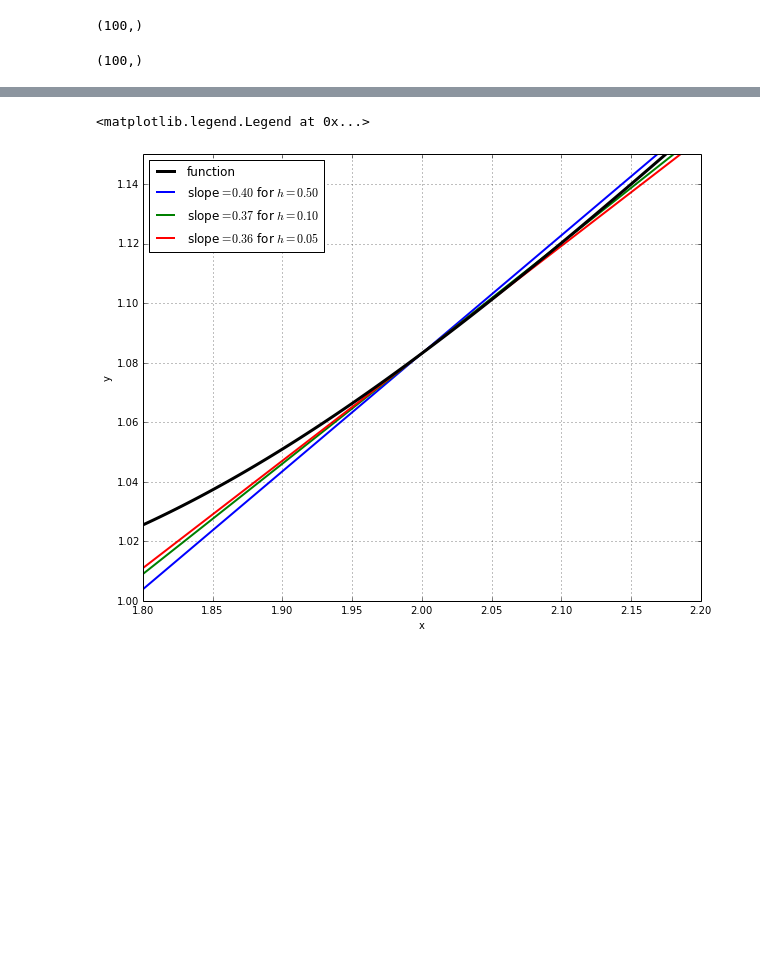
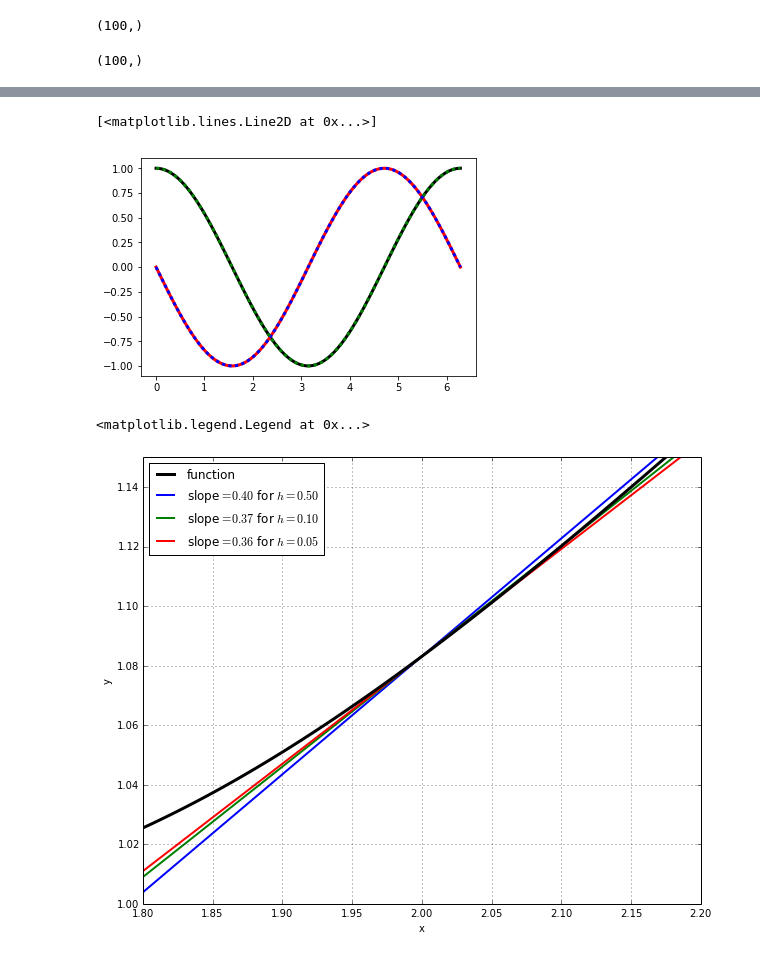
Before and after one commit to sbustamante/ComputationalMethods, a Jupyter notebook: material/numerical-calculus.ipynb, the cells around one changed output, grey strips where cells are left out. Cells and saved outputs as stored; diff of their text form; code cells hidden in the pictures; blank space fills up the shorter version.

```diff
--- a/material/numerical-calculus.ipynb
+++ b/material/numerical-calculus.ipynb
@@ -148,3 +178,16 @@ plt.plot( X, derivate(func,X,dx=1E-3), color="red", label="f'", linewidth=3, zor
+# %%
+xmin = 0
+xmax = 2*np.pi
+
+X = np.linspace( xmin, xmax, 100 )
+
+plt.plot( X, np.cos(X) , color="black", label="f", linewidth=3, zorder=10 )
+plt.plot( X, derivate(lambda x:np.cos(x),X,dx=1E-3), color="red", label="f'", linewidth=3, zorder=10 )
+plt.plot( X, -np.sin(X) , 'b:', label="f", linewidth=3, zorder=10 )
+plt.plot( X, -derivate(lambda x:np.cos(x),X,dx=1E-3,n=2), 'g:', label="f'", linewidth=3, zorder=10 )
+# %% [output]
+[<matplotlib.lines.Line2D at 0x...>]
+[figure, added]
 # %%
 #Function to evaluate
 def function(x):
```
Also changed, not shown: parts of 13 cells of this notebook.
